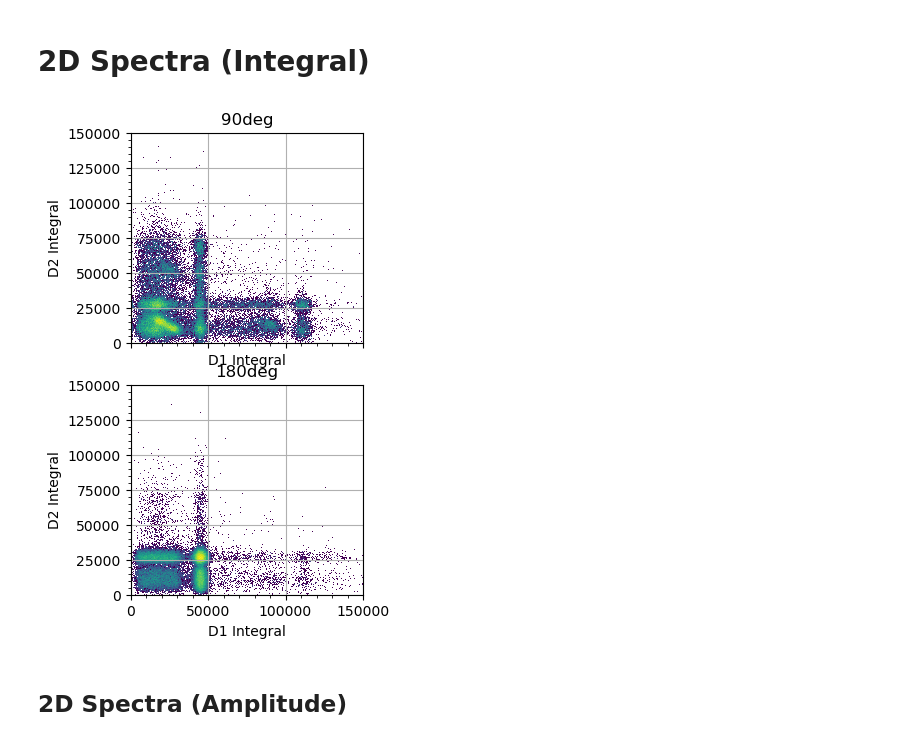
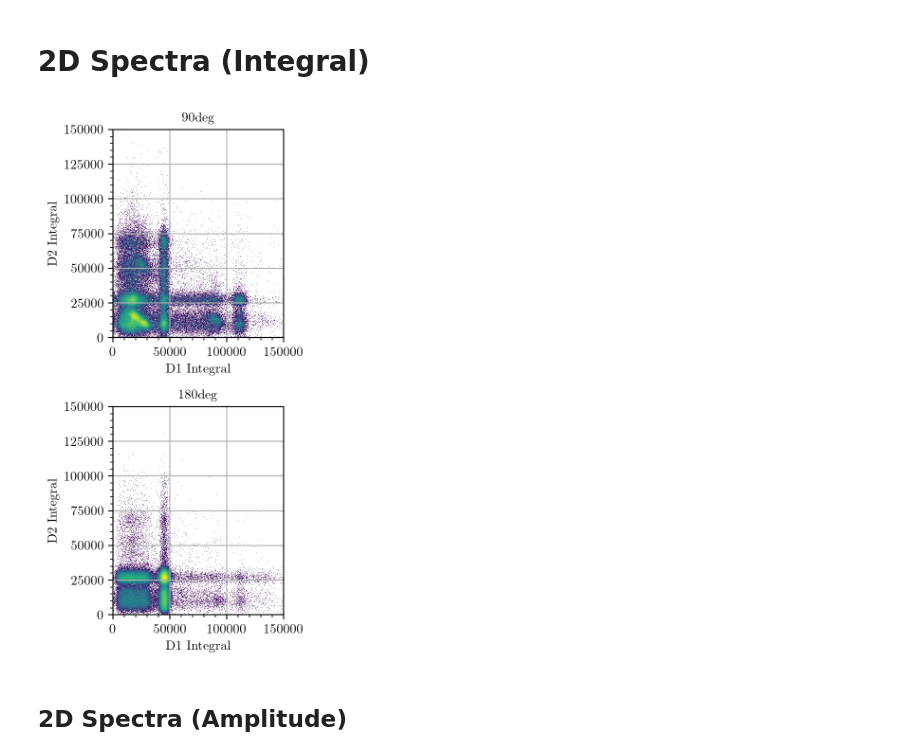
Before and after one commit to darkside-princeton/sipm-analysis, a Jupyter notebook: jupyter/baf2_liq8.ipynb, the cells around one changed output. Drawn from its saved outputs; the diff is of its cells as text; code cells hidden in the pictures.

Commit message:
change plot style

```diff
--- a/jupyter/baf2_liq8.ipynb
+++ b/jupyter/baf2_liq8.ipynb
@@ -6,6 +6,9 @@ import numpy as np
 import matplotlib.pyplot as plt
 from glob import glob
 from datetime import datetime
+
+plt.style.use('darkside')
+colors = plt.rcParams['axes.prop_cycle'].by_key()['color']
 # %% [markdown]
 ## Functions defined here
 # %%
@@ -134,36 +137,37 @@ for deg in degrees:
     )
 # %%
 nrows = 2
-fig, axs = plt.subplots(nrows, 1, sharex=True, sharey=True)
+fig, axs = plt.subplots(nrows, 1, sharex=False, sharey=False)
 fig.set_size_inches(3, 3*nrows)
 
 for i, deg in enumerate(degrees):
     axs[i].pcolormesh(
         d1_d2_itg[deg]['xbins'],
         d1_d2_itg[deg]['ybins'],
         np.log10(d1_d2_itg[deg]['counts'])
     )
     axs[i].minorticks_on()
     axs[i].grid()
     axs[i].set_title(f'{deg}deg')
     axs[i].set_xlim(0, 1.5e5)
     axs[i].set_ylim(0, 1.5e5)
     axs[i].set_xlabel(r'D1 Integral')
     axs[i].set_ylabel(r'D2 Integral')
 
+plt.tight_layout()
 # x1, y1, x2, y2 = 400, 5, 1000, 40
 # axs[i].plot([x1,x1], [y1,y2], 'k--', linewidth=0.8)
 # axs[i].plot([x2,x2], [y1,y2], 'k--', linewidth=0.8)
 # axs[i].plot([x1,x2], [y1,y1], 'k--', linewidth=0.8)
 # axs[i].plot([x1,x2], [y2,y2], 'k--', linewidth=0.8)
 
 # mask_x, mask_y = (fs_nofs_pe[c]['xbins'][0,1:]<x2)&(fs_nofs_pe[c]['xbins'][0,1:]>x1), (fs_nofs_pe[c]['ybins'][1:,0]<y2)&(fs_nofs_pe[c]['ybins'][1:,0]>y1)
 # bkg_scale = {}
 # for c in cond[:-1]:
 #     bkg_scale[c] = np.sum(fs_nofs_pe[c]['counts'][mask_y][:,mask_x])/np.sum(fs_nofs_pe['Background']['counts'][mask_y][:,mask_x])
 #     print(f'Background to be scaled by {bkg_scale[c]} in {c} data')
 # %% [output]
-[figure, old version]
+[figure, new version]
 # %% [markdown]
 ## 2D Spectra (Amplitude)
 # %%
```
Also changed, not shown: parts of 2 cells of this notebook.
